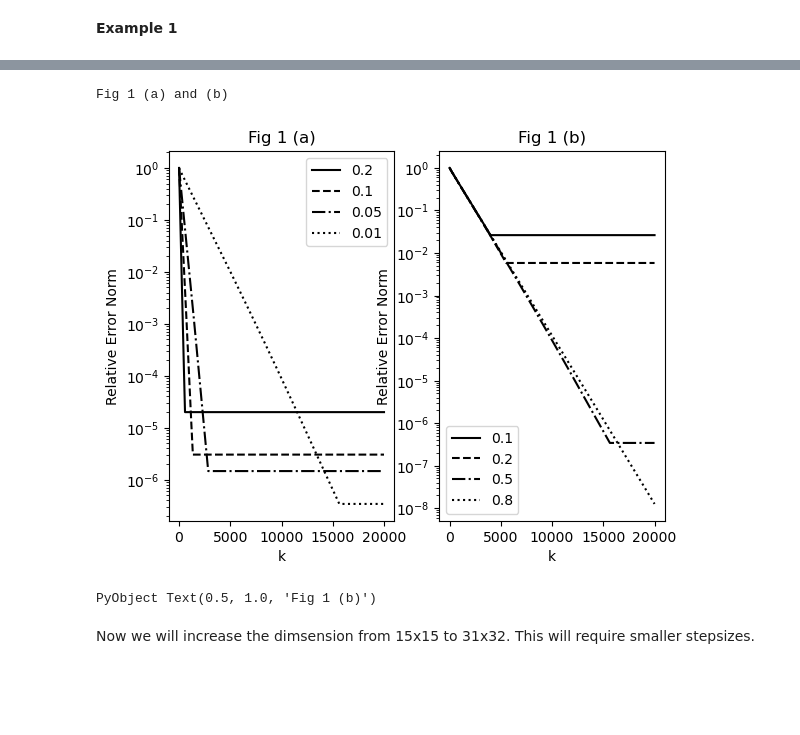
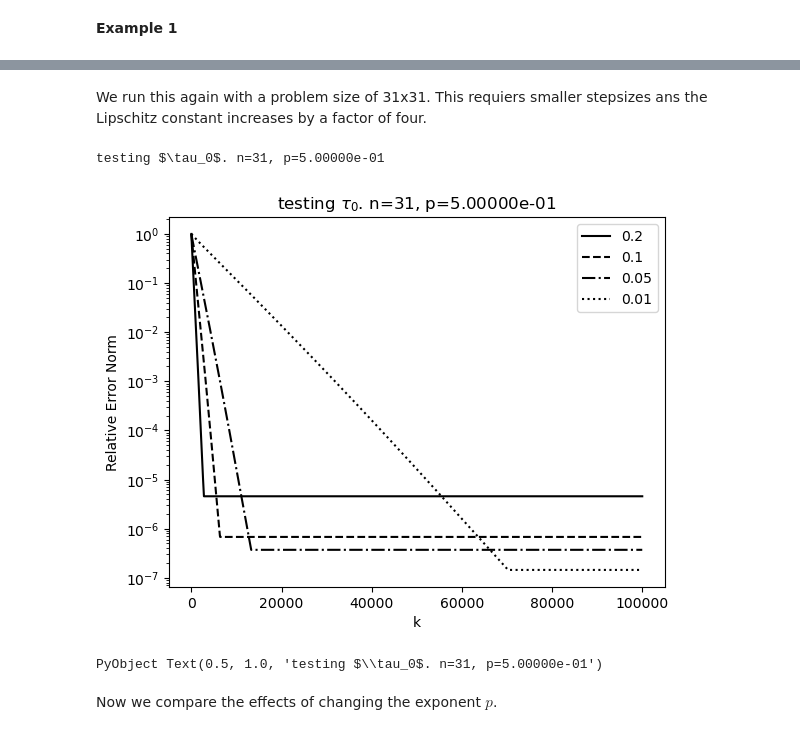
Before and after one commit to ctkelley/Grad_Des_CKW.jl, a Jupyter notebook: Examples.ipynb, the cells around one changed output, grey strips where cells are left out. Drawn from its saved outputs; the diff is of its cells as text; code cells hidden in the pictures; blank space fills up the shorter version.

Commit message:
Notebook complete for Alg 1 + Example 1

```diff
--- a/Examples.ipynb
+++ b/Examples.ipynb
@@ -26,8 +20,10 @@ Example1 (generic function with 2 methods)
+# %% [markdown]
+We run this again with a problem size of 31x31. This requiers smaller stepsizes ans the Lipschitz constant increases by a factor of four.
 # %%
-Example1()
+Figure1_2a(31)
 # %% [output]
-Fig 1 (a) and (b)
+testing $\tau_0$. n=31, p=5.00000e-01
-[figure, old version]
+[figure, new version]
-PyObject Text(0.5, 1.0, 'Fig 1 (b)')
+PyObject Text(0.5, 1.0, 'testing $\\tau_0$. n=31, p=5.00000e-01')
 # %% [markdown]
-Now we will increase the dimsension from 15x15 to 31x32. This will require smaller stepsizes.
+Now we compare the effects of changing the exponent $p$.
```
Also changed, not shown: parts of 7 cells of this notebook, 2 other files.
